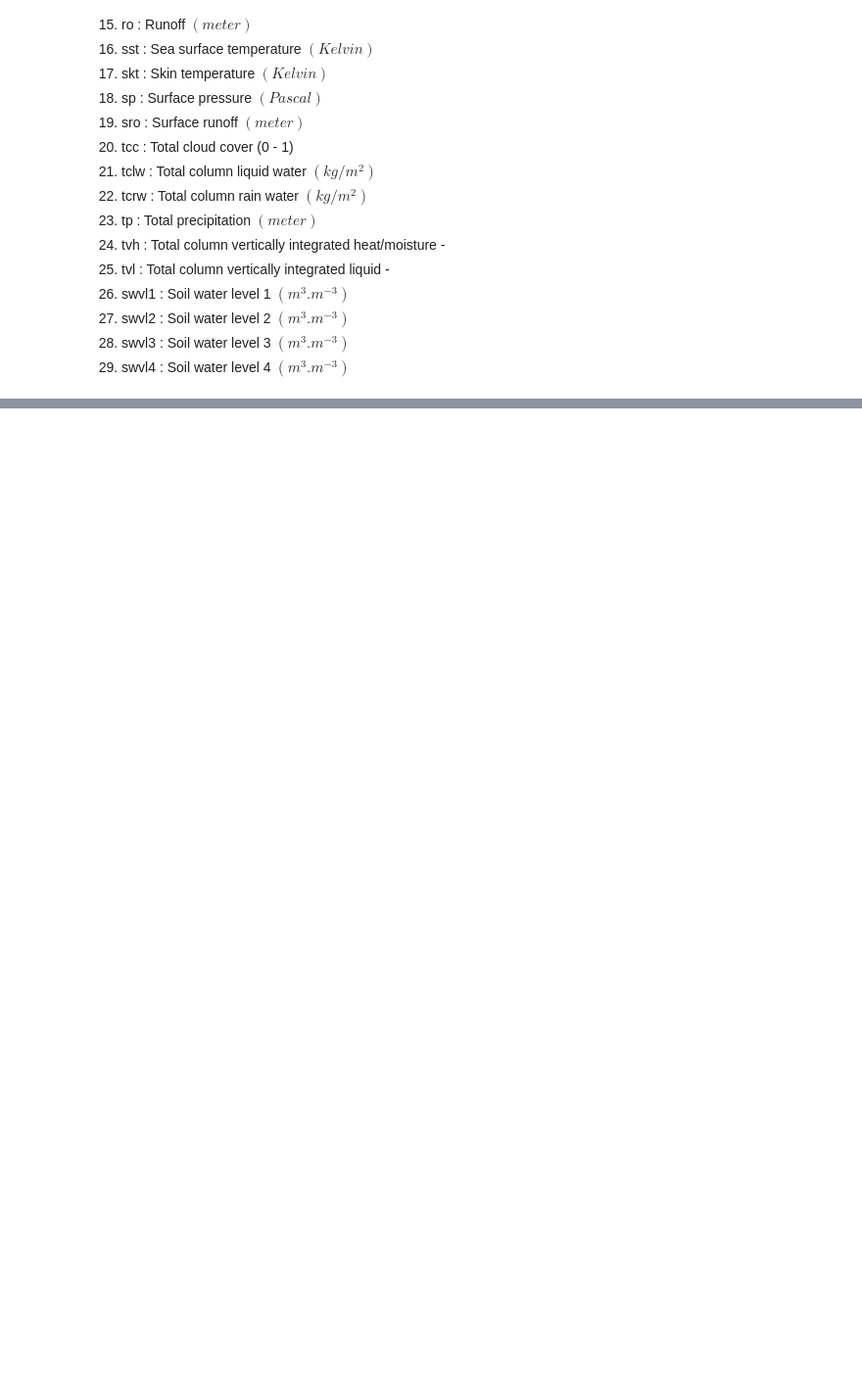
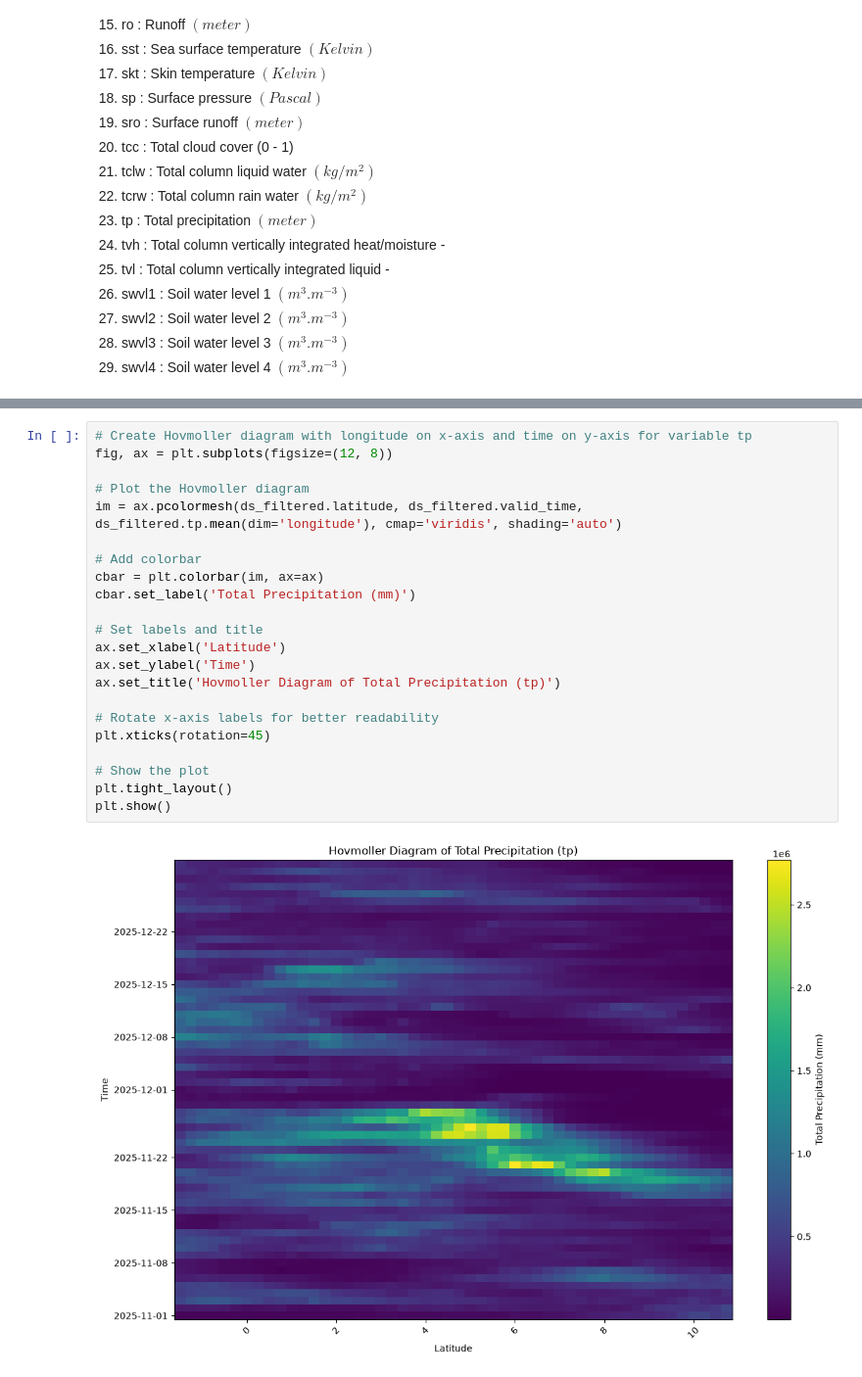
Before and after one commit to apriarami789/Senyar_Cylone, a Jupyter notebook: SenyarCylone_ERA5_Analysis.ipynb, the cells around one changed output, grey strips where cells are left out. Shown at 98% size. Saved outputs shown, nothing was run; the diff lists cells and outputs as text; blank space fills up the shorter version.

```diff
--- a/SenyarCylone_ERA5_Analysis.ipynb
+++ b/SenyarCylone_ERA5_Analysis.ipynb
@@ -161,0 +192,24 @@ Daftar Variabel Dataset ERA5 beserta Kepanjangan dan Satuannya
+# %%
+# Create Hovmoller diagram with longitude on x-axis and time on y-axis for variable tp
+fig, ax = plt.subplots(figsize=(12, 8))
+
+# Plot the Hovmoller diagram
+im = ax.pcolormesh(ds_filtered.latitude, ds_filtered.valid_time, ds_filtered.tp.mean(dim='longitude'), cmap='viridis', shading='auto')
+
+# Add colorbar
+cbar = plt.colorbar(im, ax=ax)
+cbar.set_label('Total Precipitation (mm)')
+
+# Set labels and title
+ax.set_xlabel('Latitude')
+ax.set_ylabel('Time')
+ax.set_title('Hovmoller Diagram of Total Precipitation (tp)')
+
+# Rotate x-axis labels for better readability
+plt.xticks(rotation=45)
+
+# Show the plot
+plt.tight_layout()
+plt.show()
+# %% [output]
+[figure, added]
```
Also changed, not shown: parts of 4 cells of this notebook, 2 other files.
